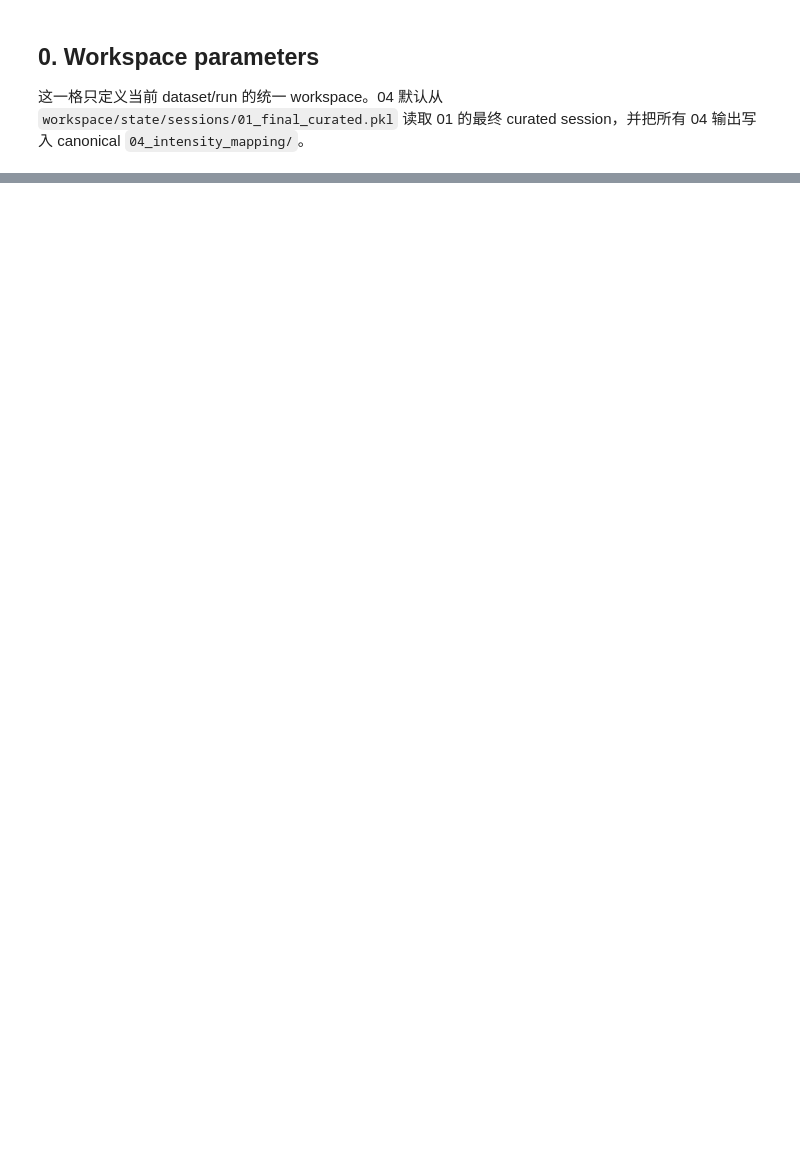
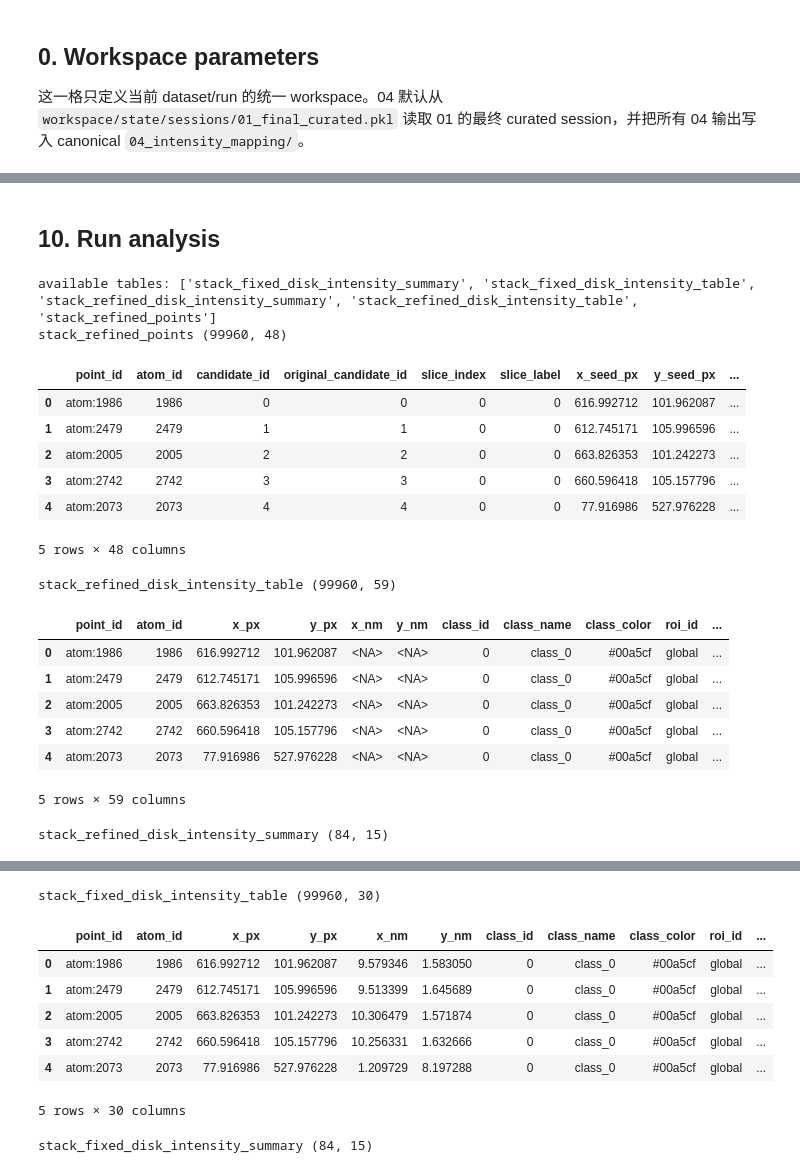
Before and after one commit to BIUBIUKK2001/atom_analysis_manual, a Jupyter notebook: notebooks/04_Disk_integrated_intensity_mapping.ipynb, the cells around one changed output, grey strips where cells are left out. Cells and saved outputs as stored; diff of their text form; code cells hidden in the pictures; blank space fills up the shorter version.

```diff
--- a/notebooks/04_Disk_integrated_intensity_mapping.ipynb
+++ b/notebooks/04_Disk_integrated_intensity_mapping.ipynb
@@ -374,0 +244,41 @@ display(manifest)
+# %% [markdown]
+## 10. Run analysis
+# %%
+analysis_result = run_notebook04_intensity_analysis(
+    context,
+    intensity_input_mode=INTENSITY_INPUT_MODE,
+    stack_coordinate_mode=STACK_COORDINATE_MODE,
+    compute_fixed_coordinate_control=COMPUTE_FIXED_COORDINATE_CONTROL,
+    disk_radius_px=DISK_RADIUS_PX,
+    refinement_config=REFINEMENT_CONFIG,
+    class_refinement_overrides=CLASS_REFINEMENT_OVERRIDES,
+    nn_context_mode=NN_CONTEXT_MODE,
+    x_offset_px=COORDINATE_X_OFFSET_PX,
+    y_offset_px=COORDINATE_Y_OFFSET_PX,
+    stack_profile_metric=STACK_PROFILE_METRIC,
+)
+
+tables = analysis_result['tables']
+print('available tables:', sorted(tables))
+for name, table in tables.items():
+    print(name, table.shape)
+    display(table.head())
+# %% [output]
+available tables: ['stack_fixed_disk_intensity_summary', 'stack_fixed_disk_intensity_table', 'stack_refined_disk_intensity_summary', 'stack_refined_disk_intensity_table', 'stack_refined_points']
+stack_refined_points (99960, 48)
+|  | point_id | atom_id | candidate_id | original_candidate_id | slice_index | slice_label | x_seed_px | y_seed_px | ... |
+| 0 | atom:1986 | 1986 | 0 | 0 | 0 | 0 | 616.992712 | 101.962087 | ... |
+| 1 | atom:2479 | 2479 | 1 | 1 | 0 | 0 | 612.745171 | 105.996596 | ... |
+| 2 | atom:2005 | 2005 | 2 | 2 | 0 | 0 | 663.826353 | 101.242273 | ... |
+| 3 | atom:2742 | 2742 | 3 | 3 | 0 | 0 | 660.596418 | 105.157796 | ... |
+| 4 | atom:2073 | 2073 | 4 | 4 | 0 | 0 | 77.916986 | 527.976228 | ... |
+5 rows × 48 columns
+stack_refined_disk_intensity_table (99960, 59)
+|  | point_id | atom_id | x_px | y_px | x_nm | y_nm | class_id | class_name | class_color | roi_id | ... |
+| 0 | atom:1986 | 1986 | 616.992712 | 101.962087 | <NA> | <NA> | 0 | class_0 | #00a5cf | global | ... |
+| 1 | atom:2479 | 2479 | 612.745171 | 105.996596 | <NA> | <NA> | 0 | class_0 | #00a5cf | global | ... |
+| 2 | atom:2005 | 2005 | 663.826353 | 101.242273 | <NA> | <NA> | 0 | class_0 | #00a5cf | global | ... |
+| 3 | atom:2742 | 2742 | 660.596418 | 105.157796 | <NA> | <NA> | 0 | class_0 | #00a5cf | global | ... |
+| 4 | atom:2073 | 2073 | 77.916986 | 527.976228 | <NA> | <NA> | 0 | class_0 | #00a5cf | global | ... |
+5 rows × 59 columns
+stack_refined_disk_intensity_summary (84, 15)
@@ -374,0 +291,9 @@ display(manifest)
+stack_fixed_disk_intensity_table (99960, 30)
+|  | point_id | atom_id | x_px | y_px | x_nm | y_nm | class_id | class_name | class_color | roi_id | ... |
+| 0 | atom:1986 | 1986 | 616.992712 | 101.962087 | 9.579346 | 1.583050 | 0 | class_0 | #00a5cf | global | ... |
+| 1 | atom:2479 | 2479 | 612.745171 | 105.996596 | 9.513399 | 1.645689 | 0 | class_0 | #00a5cf | global | ... |
+| 2 | atom:2005 | 2005 | 663.826353 | 101.242273 | 10.306479 | 1.571874 | 0 | class_0 | #00a5cf | global | ... |
+| 3 | atom:2742 | 2742 | 660.596418 | 105.157796 | 10.256331 | 1.632666 | 0 | class_0 | #00a5cf | global | ... |
+| 4 | atom:2073 | 2073 | 77.916986 | 527.976228 | 1.209729 | 8.197288 | 0 | class_0 | #00a5cf | global | ... |
+5 rows × 30 columns
+stack_fixed_disk_intensity_summary (84, 15)
```
Also changed, not shown: parts of 57 cells of this notebook, 14 other files.
